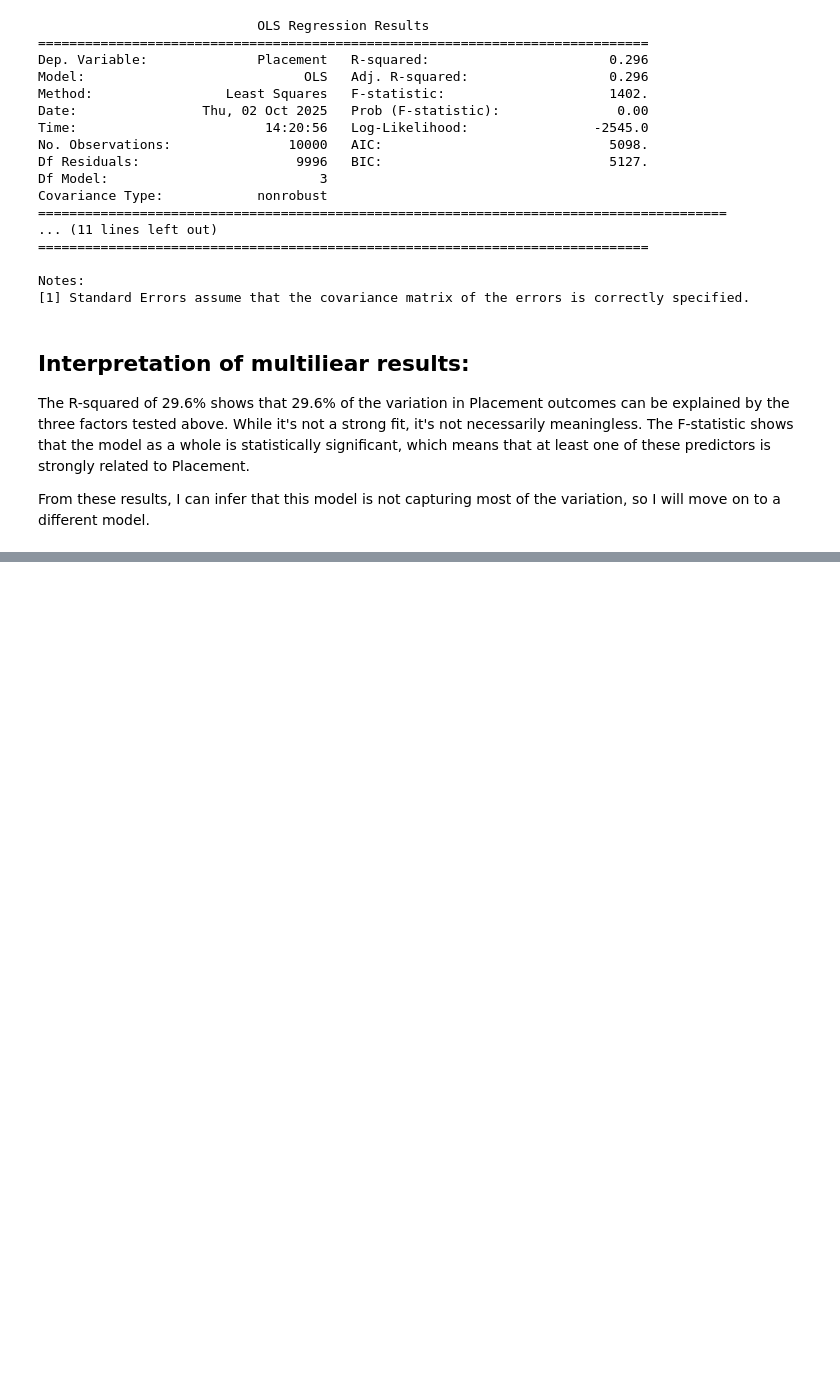
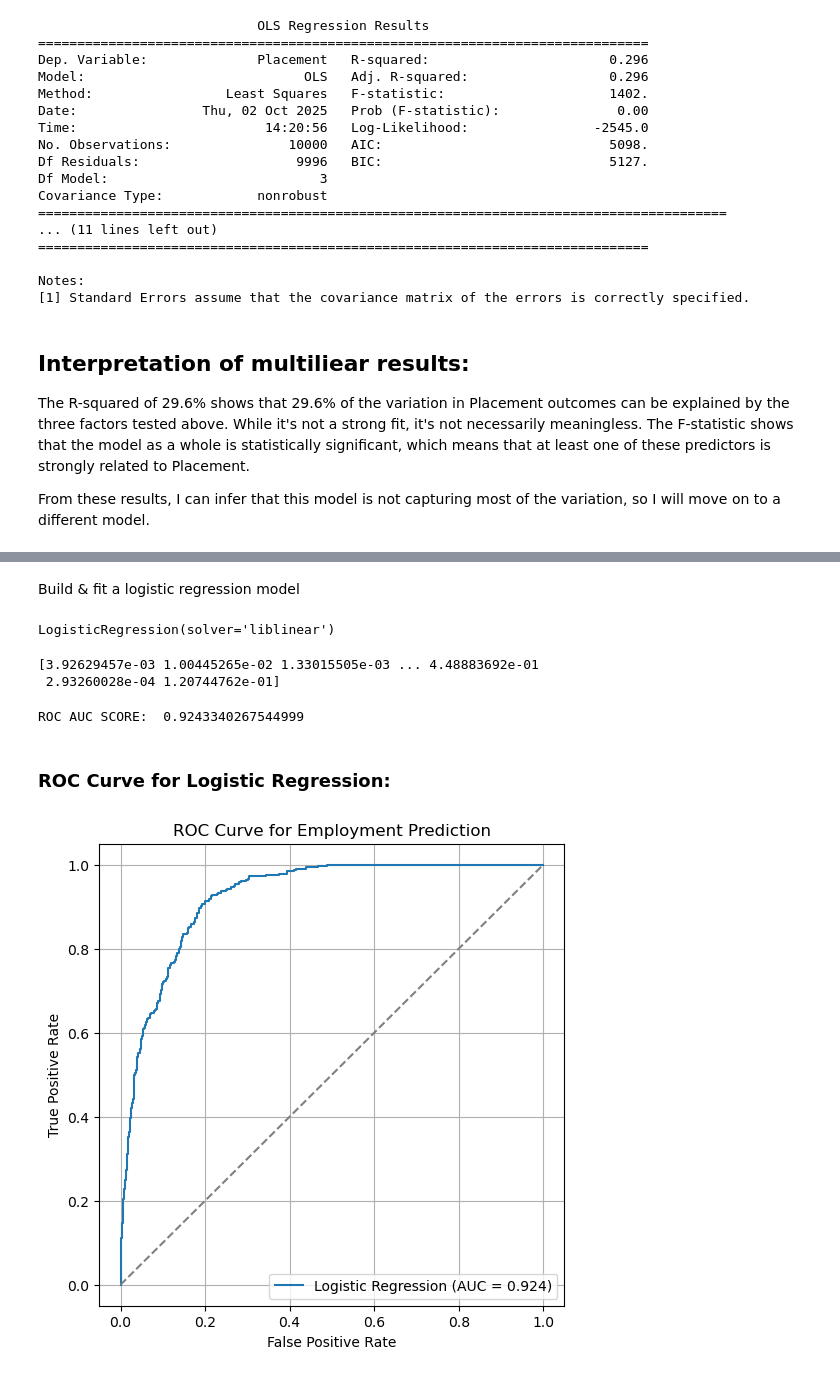
Before and after one commit to Kate-Zilla/Graduate-Employability, a Jupyter notebook: employability.ipynb, the cells around one changed output, grey strips where cells are left out. Saved outputs shown, nothing was run; the diff lists cells and outputs as text; code cells hidden in the pictures; blank space fills up the shorter version.

Commit message:
logistic regression

```diff
--- a/employability.ipynb
+++ b/employability.ipynb
@@ -253,0 +294,43 @@ From these results, I can infer that this model is not capturing most of the var
+# %% [markdown]
+Build & fit a logistic regression model
+# %%
+#I'll need to split the data out in an x/y split instead of how it was split above. I'll do a second split here:
+y = df['Placement']
+X = df[['CGPA', 'Communication_Skills', 'IQ']] #I used my top 3 here
+X_train2, X_test2, y_train2, y_test2 = train_test_split(X, y, test_size=0.2, random_state=42, stratify=y) #stratify will help keep yes/no proportion in balance
+
+LogReg = LogisticRegression(solver='liblinear')
+LogReg.fit(X_train2, y_train2)
+# %% [output]
+LogisticRegression(solver='liblinear')
+# %%
+#get predicted probabilities for ROC curve:
+y_pred_prob = LogReg.predict_proba(X_test2)[:,1] #probability of class "1"
+print(y_pred_prob)
+# %% [output]
+[3.92629457e-03 1.00445265e-02 1.33015505e-03 ... 4.48883692e-01
+ 2.93260028e-04 1.20744762e-01]
+# %%
+#Compute ROC AUC score
+auc = roc_auc_score(y_test2, y_pred_prob)
+print("ROC AUC SCORE: ", auc)
+# %% [output]
+ROC AUC SCORE:  0.9243340267544999
+# %% [markdown]
+### ROC Curve for Logistic Regression:
+# %%
+import matplotlib.pyplot as plt
+
+fpr, tpr, thresholds = roc_curve(y_test2, y_pred_prob)
+
+plt.figure(figsize=(6,6))
+plt.plot(fpr, tpr, label=f"Logistic Regression (AUC = {auc:.3f})")
+plt.plot([0,1], [0,1], linestyle='--', color='gray')  #baseline
+plt.xlabel("False Positive Rate")
+plt.ylabel("True Positive Rate")
+plt.title("ROC Curve for Employment Prediction")
+plt.grid(True)
+plt.legend()
+plt.show()
+# %% [output]
+[figure, added]
```
Also changed, not shown: parts of 4 cells of this notebook.
